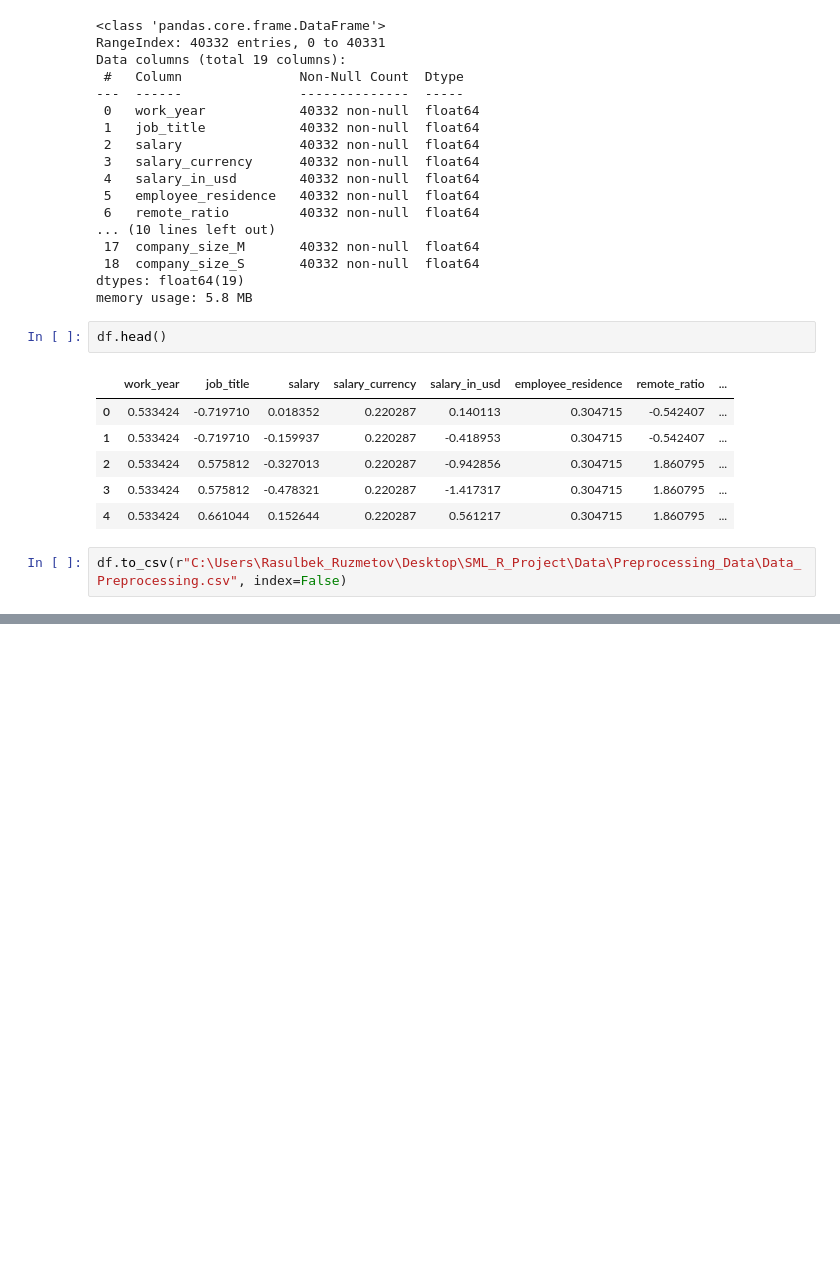
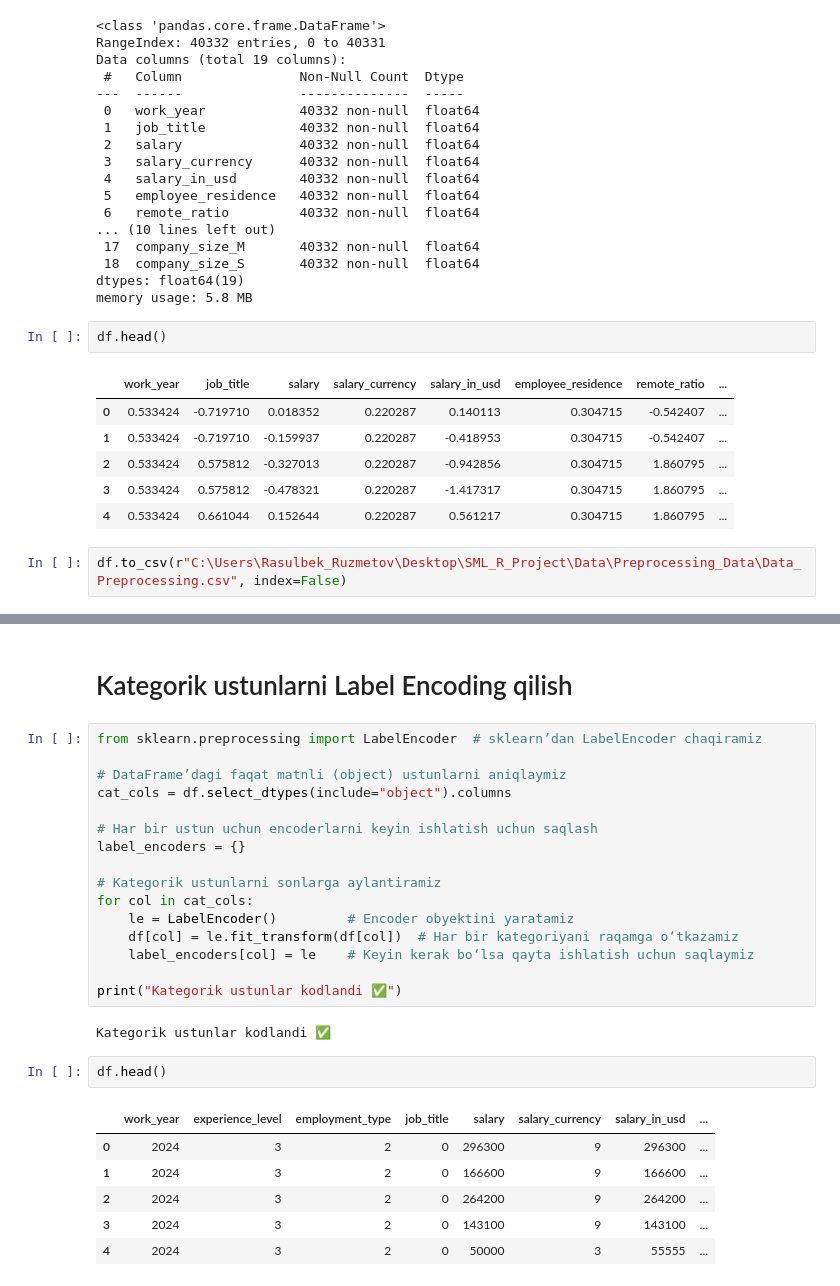
Before and after one commit to rasulbekdeveloper907/ML_Engineer_Salary_Prediction, a Jupyter notebook: Notebooks/data_preprocessing.ipynb, the cells around one changed output, grey strips where cells are left out. Saved outputs shown, nothing was run; the diff lists cells and outputs as text; blank space fills up the shorter version.

```diff
--- a/Notebooks/data_preprocessing.ipynb
+++ b/Notebooks/data_preprocessing.ipynb
@@ -128,0 +187,29 @@ df.to_csv(r"C:\Users\Rasulbek_Ruzmetov\Desktop\SML_R_Project\Data\Preprocessing_
+# %% [markdown]
+# Kategorik ustunlarni Label Encoding qilish
+# %%
+from sklearn.preprocessing import LabelEncoder  # sklearn’dan LabelEncoder chaqiramiz
+
+# DataFrame’dagi faqat matnli (object) ustunlarni aniqlaymiz
+cat_cols = df.select_dtypes(include="object").columns
+
+# Har bir ustun uchun encoderlarni keyin ishlatish uchun saqlash
+label_encoders = {}
+
+# Kategorik ustunlarni sonlarga aylantiramiz
+for col in cat_cols:
+    le = LabelEncoder()         # Encoder obyektini yaratamiz
+    df[col] = le.fit_transform(df[col])  # Har bir kategoriyani raqamga o‘tkazamiz
+    label_encoders[col] = le    # Keyin kerak bo‘lsa qayta ishlatish uchun saqlaymiz
+
+print("Kategorik ustunlar kodlandi ✅")
+# %% [output]
+Kategorik ustunlar kodlandi ✅
+# %%
+df.head()
+# %% [output]
+|  | work_year | experience_level | employment_type | job_title | salary | salary_currency | salary_in_usd | ... |
+| 0 | 2024 | 3 | 2 | 0 | 296300 | 9 | 296300 | ... |
+| 1 | 2024 | 3 | 2 | 0 | 166600 | 9 | 166600 | ... |
+| 2 | 2024 | 3 | 2 | 0 | 264200 | 9 | 264200 | ... |
+| 3 | 2024 | 3 | 2 | 0 | 143100 | 9 | 143100 | ... |
+| 4 | 2024 | 3 | 2 | 0 | 50000 | 3 | 55555 | ... |
```
Also changed, not shown: parts of 20 cells of this notebook, 2 other files.
